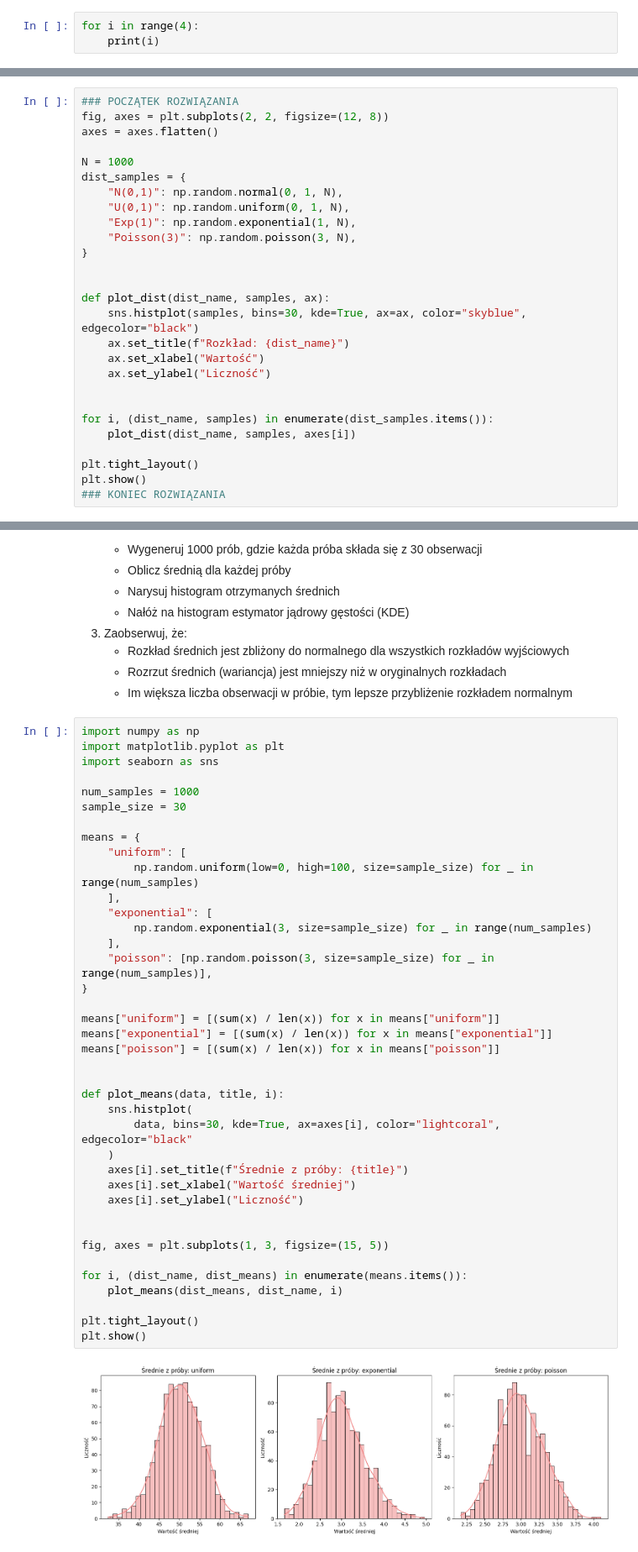
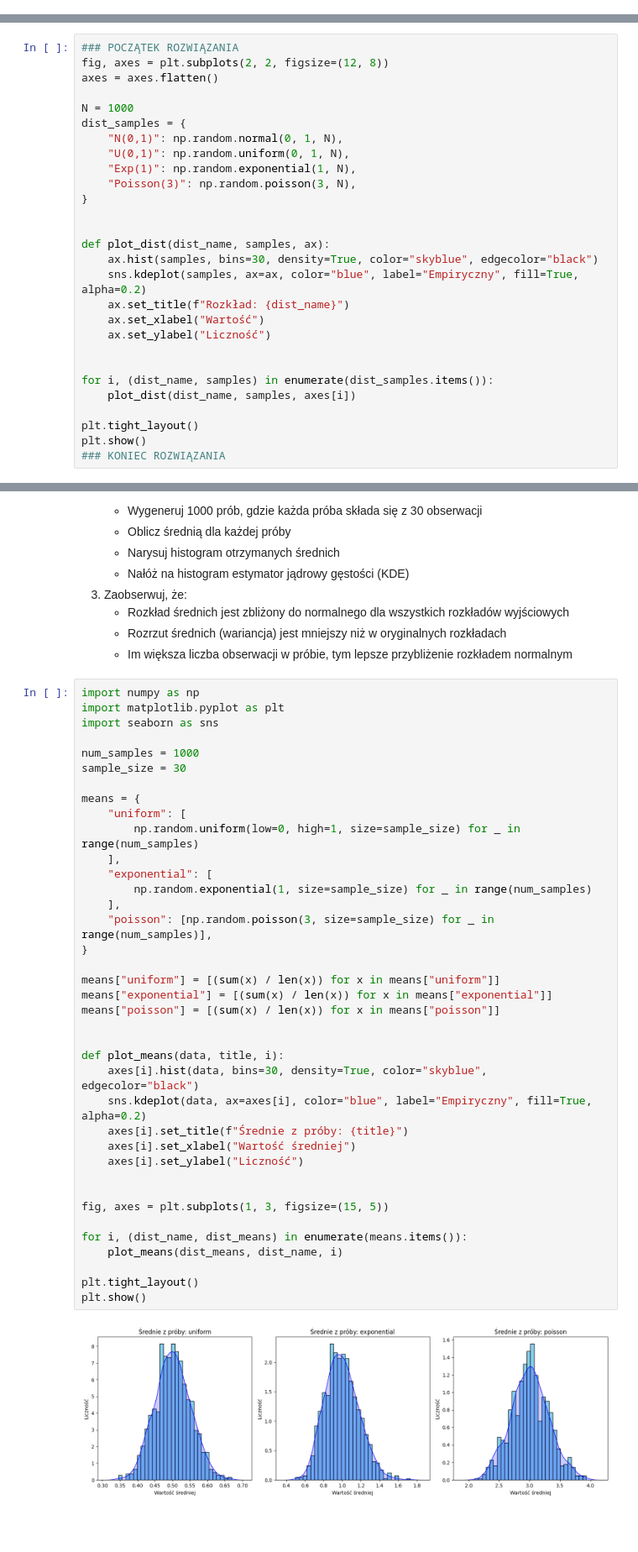
Before and after one commit to jkociecki/propabilistic-graphical-models-pwr, a Jupyter notebook: l01-jkociecki/1-probability.ipynb, the cells around one changed output, grey strips where cells are left out. Shown at 84% size. Saved outputs shown, nothing was run; the diff lists cells and outputs as text; blank space fills up the shorter version.

```diff
--- a/l01-jkociecki/1-probability.ipynb
+++ b/l01-jkociecki/1-probability.ipynb
@@ -29,6 +29,3 @@ Prawdopodobieństwo wyboru czerwonego pudełka wynosi $\Pr(B=r) = 0.3$, natomias
 ### Zadanie 1.1a (0,25 p.)
 
 Załóżmy, że powtarzamy powyższy schemat czterokrotnie w celu wylosowania czterech owoców (kolejność nie jest istotna). Podaj przestrzeń zdarzeń elementarnych dla doświadczenia losowego. Zapisz ją w formie listy krotek odpowiednich znaków (np. `[("a", "b"), ("c", "d")]` i przypisz do zmiennej `space_1`.
-# %%
-for i in range(4):
-    print(i)
@@ -496,7 +489,8 @@ dist_samples = {
 
 
 def plot_dist(dist_name, samples, ax):
-    sns.histplot(samples, bins=30, kde=True, ax=ax, color="skyblue", edgecolor="black")
+    ax.hist(samples, bins=30, density=True, color="skyblue", edgecolor="black")
+    sns.kdeplot(samples, ax=ax, color="blue", label="Empiryczny", fill=True, alpha=0.2)
     ax.set_title(f"Rozkład: {dist_name}")
     ax.set_xlabel("Wartość")
     ax.set_ylabel("Liczność")
@@ -538,36 +532,35 @@ import seaborn as sns
 num_samples = 1000
 sample_size = 30
 
 means = {
     "uniform": [
-        np.random.uniform(low=0, high=100, size=sample_size) for _ in range(num_samples)
+        np.random.uniform(low=0, high=1, size=sample_size) for _ in range(num_samples)
     ],
     "exponential": [
-        np.random.exponential(3, size=sample_size) for _ in range(num_samples)
+        np.random.exponential(1, size=sample_size) for _ in range(num_samples)
     ],
     "poisson": [np.random.poisson(3, size=sample_size) for _ in range(num_samples)],
 }
 
 means["uniform"] = [(sum(x) / len(x)) for x in means["uniform"]]
 means["exponential"] = [(sum(x) / len(x)) for x in means["exponential"]]
 means["poisson"] = [(sum(x) / len(x)) for x in means["poisson"]]
 
 
 def plot_means(data, title, i):
-    sns.histplot(
-        data, bins=30, kde=True, ax=axes[i], color="lightcoral", edgecolor="black"
-    )
+    axes[i].hist(data, bins=30, density=True, color="skyblue", edgecolor="black")
+    sns.kdeplot(data, ax=axes[i], color="blue", label="Empiryczny", fill=True, alpha=0.2)
     axes[i].set_title(f"Średnie z próby: {title}")
     axes[i].set_xlabel("Wartość średniej")
     axes[i].set_ylabel("Liczność")
 
 
 fig, axes = plt.subplots(1, 3, figsize=(15, 5))
 
 for i, (dist_name, dist_means) in enumerate(means.items()):
     plot_means(dist_means, dist_name, i)
 
 plt.tight_layout()
 plt.show()
 # %% [output]
-[figure, old version]
+[figure, new version]
```
Also changed, not shown: parts of 8 cells of this notebook, 1 other file.
